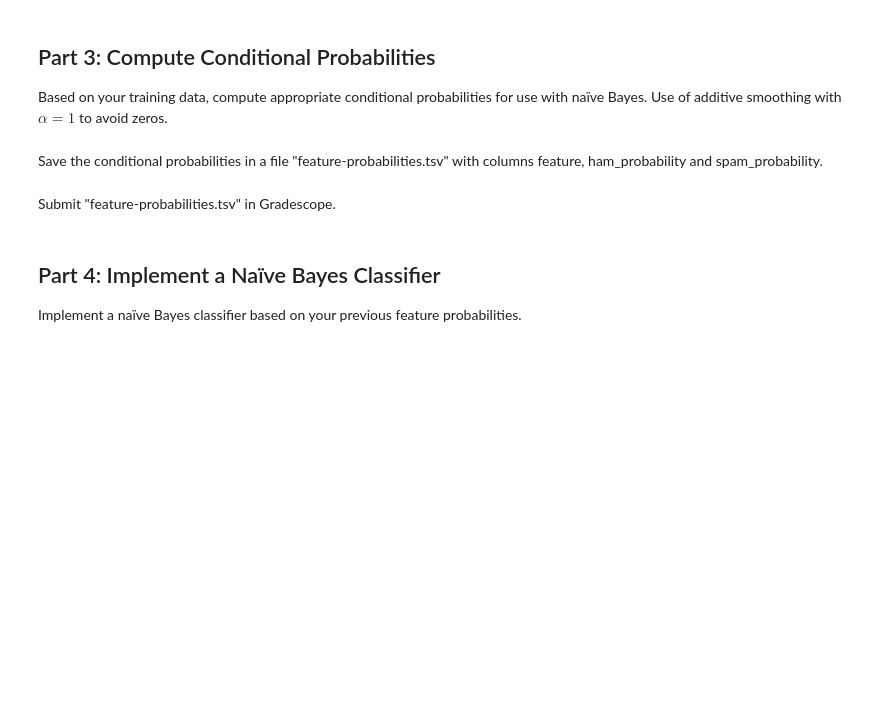
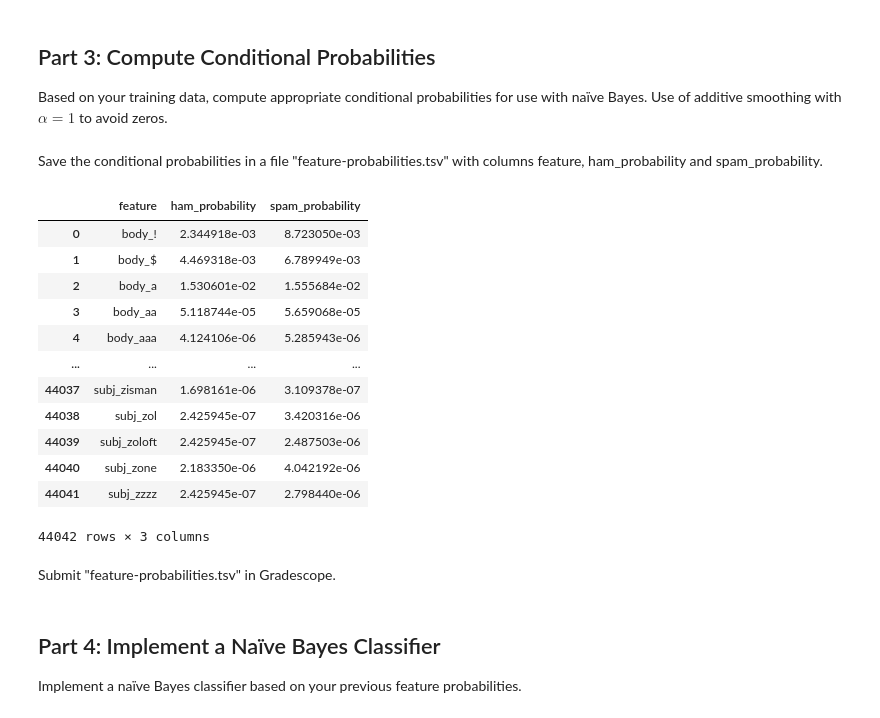
Before and after one commit to veniola/dx704-project-09, a Jupyter notebook: dx704-project-09.ipynb, the cells around one changed output. Saved outputs shown, nothing was run; the diff lists cells and outputs as text; code cells hidden in the pictures; blank space fills up the shorter version.

Commit message:
completed parts 2, 3, 4, updated 'acknowledgements.txt' file

```diff
--- a/dx704-project-09.ipynb
+++ b/dx704-project-09.ipynb
@@ -97,3 +90,27 @@ The auto-grader will assume that you are using a multinomial distribution in the
+# %%
+# ===================================
+# Part 2: Design a Feature Extractor
+# ===================================
+
+import re
+import json
+from collections import Counter
+
+TOKEN_RE = re.compile(r"[a-z][a-z0-9']*[a-z0-9]|[a-z]|[$!]")
+
+def tokenize(text):
+    if not isinstance(text, str):
+        return []
+    return TOKEN_RE.findall(text.lower())
+
+def extract_features(subject, message):
+    # Bag of words
+    counts = Counter()
+    for token in tokenize(subject):
+        counts["subj_" + token] += 1
+    for token in tokenize(message):
+        counts["body_" + token] += 1
+    return counts
 # %% [markdown]
 Assign a row to the test data set if `Message ID % 30 == 0` and assign it to the training data set otherwise.
 Write two files, "train-features.tsv" and "test-features.tsv" with two columns, Message ID and features_json.
@@ -127,3 +204,33 @@ Save the conditional probabilities in a file "feature-probabilities.tsv" with co
+# %%
+# =============================================================================
+# Save conditional probabilities to TSV file named 'feature-probabilities.tsv'
+# =============================================================================
+
+feature_probailities_df = pd.DataFrame({
+    'feature': features,
+    "ham_probability": [(counts["ham"][f] + alpha) / (totals["ham"] + alpha * V) for f in features],
+    "spam_probability": [(counts["spam"][f] + alpha) / (totals["spam"] + alpha * V) for f in features],
+})
+
+# print(feature_probailities_df)
+
+# Save file
+feature_probailities_df.to_csv('feature-probabilities.tsv', sep='\t', index=False)
+feature_probailities_df
+# %% [output]
+|  | feature | ham_probability | spam_probability |
+| 0 | body_! | 2.344918e-03 | 8.723050e-03 |
+| 1 | body_$ | 4.469318e-03 | 6.789949e-03 |
+| 2 | body_a | 1.530601e-02 | 1.555684e-02 |
+| 3 | body_aa | 5.118744e-05 | 5.659068e-05 |
+| 4 | body_aaa | 4.124106e-06 | 5.285943e-06 |
+| ... | ... | ... | ... |
+| 44037 | subj_zisman | 1.698161e-06 | 3.109378e-07 |
+| 44038 | subj_zol | 2.425945e-07 | 3.420316e-06 |
+| 44039 | subj_zoloft | 2.425945e-07 | 2.487503e-06 |
+| 44040 | subj_zone | 2.183350e-06 | 4.042192e-06 |
+| 44041 | subj_zzzz | 2.425945e-07 | 2.798440e-06 |
+44042 rows × 3 columns
 # %% [markdown]
 Submit "feature-probabilities.tsv" in Gradescope.
 # %% [markdown]
```
Also changed, not shown: parts of 12 cells of this notebook, 5 other files.
